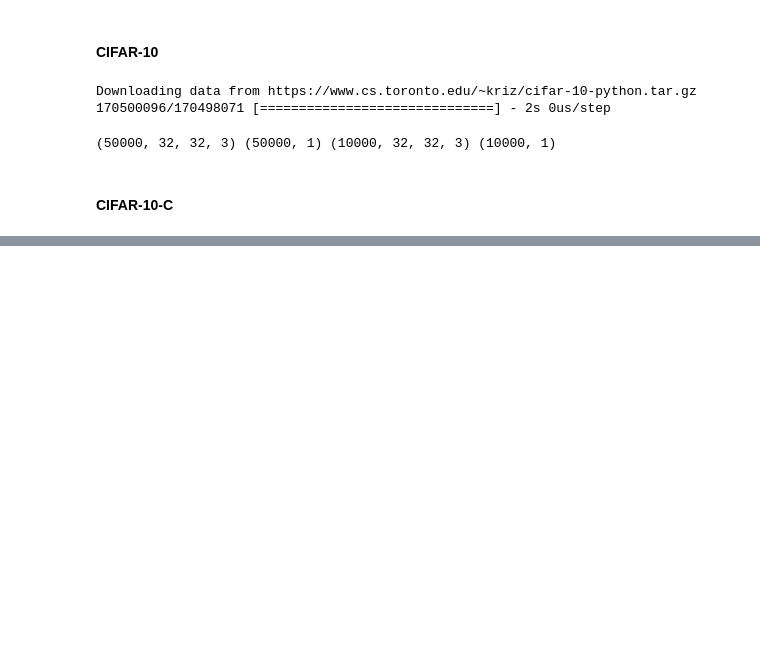
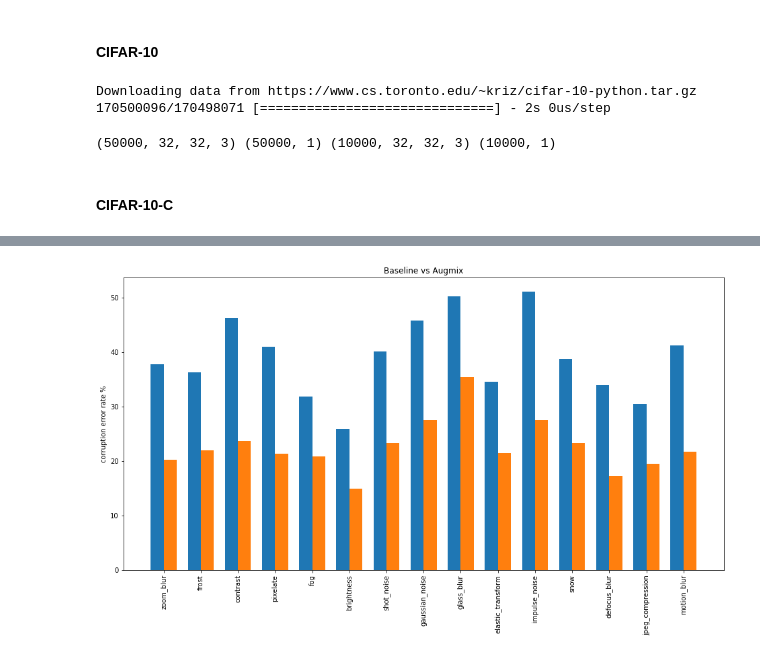
Before and after one commit to ayulockin/DataAugmentationTF, a Jupyter notebook: Cifar_10_Evaluation_Robustness_to_Cifar_10C.ipynb, the cells around one changed output, grey strips where cells are left out. Drawn from its saved outputs; the diff is of its cells as text; code cells hidden in the pictures; blank space fills up the shorter version.

```diff
--- a/Cifar_10_Evaluation_Robustness_to_Cifar_10C.ipynb
+++ b/Cifar_10_Evaluation_Robustness_to_Cifar_10C.ipynb
@@ -155,0 +560,2 @@ show_batch(sample_images, sample_labels)
+# %%
+MODELS = [baseline, 'augmix']
@@ -155,0 +673,5 @@ show_batch(sample_images, sample_labels)
+# %%
+baseline_corruption, augmix_corruption = corruption_errors
+# %%
+baseline_errors = list(baseline_corruption.values())
+augmix_errors = list(augmix_corruption.values())
@@ -155,0 +700,17 @@ show_batch(sample_images, sample_labels)
+# %%
+
+corruption_names = list(baseline_corruption.keys())
+width = 0.35
+
+x = np.arange(len(corruption_names))
+
+plt.figure(figsize=(16, 8))
+
+plt.bar(x-width/2, baseline_errors, width);
+plt.bar(x+width/2, augmix_errors, width);
+
+plt.ylabel('corruption error rate %');
+plt.title('Baseline vs Augmix')
+plt.xticks(x, corruption_names, rotation='vertical');
+# %% [output]
+[figure, added]
```
Also changed, not shown: parts of 52 cells of this notebook.
